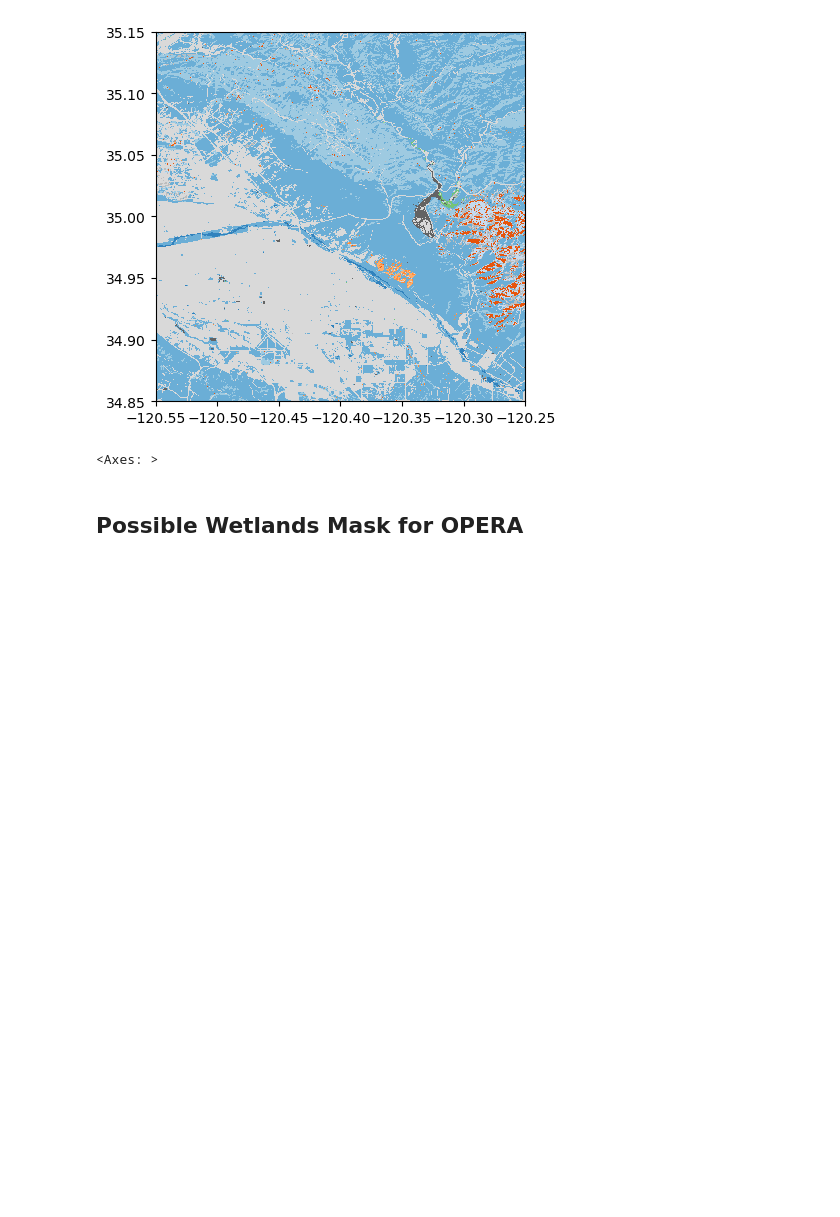
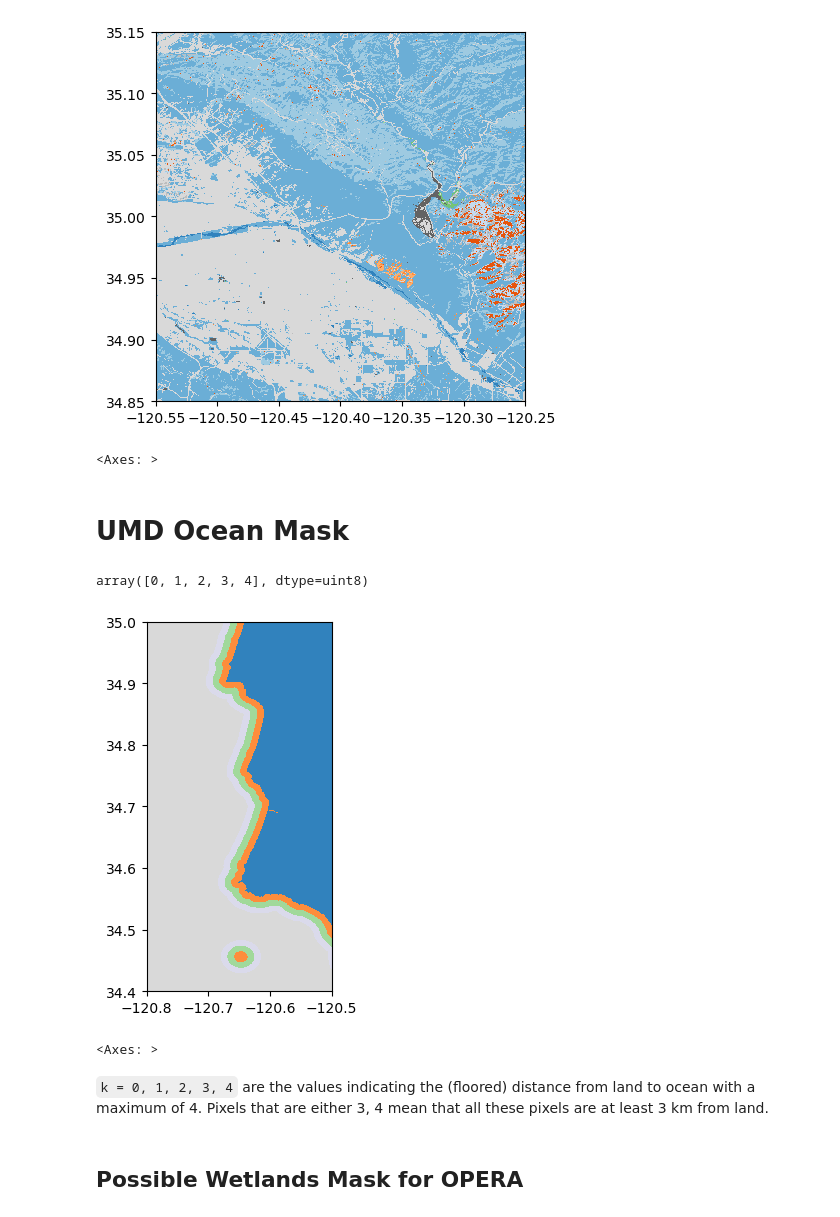
Before and after one commit to OPERA-Cal-Val/tile-mate, a Jupyter notebook: notebooks/Basic_Demo.ipynb, the cells around one changed output. Cells and saved outputs as stored; diff of their text form; code cells hidden in the pictures; blank space fills up the shorter version.

Commit message:
add umd water mask; remove COP 100; fix basic demo

```diff
--- a/notebooks/Basic_Demo.ipynb
+++ b/notebooks/Basic_Demo.ipynb
@@ -345,6 +323,28 @@ show(X_glad_c,
 # %% [output]
 [figure]
 <Axes: >
+# %% [markdown]
+# UMD Ocean Mask
+# %%
+bounds = [-120.8, 34.4, -120.5, 35]
+
+X_om, p_om = get_raster_from_tiles(bounds,
+                                   tile_shortname='umd_ocean_mask',
+                                  )
+# %%
+np.unique(X_om)
+# %% [output]
+array([0, 1, 2, 3, 4], dtype=uint8)
+# %%
+show(X_om,
+     transform=p_om['transform'],
+     interpolation='none',
+     cmap='tab20c')
+# %% [output]
+[figure, added]
+<Axes: >
+# %% [markdown]
+`k = 0, 1, 2, 3, 4` are the values indicating the (floored) distance from land to ocean with a maximum of 4. Pixels that are either 3, 4 mean that all these pixels are at least 3 km from land.
 # %% [markdown]
 ## Possible Wetlands Mask for OPERA
 # %%
```
Also changed, not shown: parts of 15 cells of this notebook, 7 other files.
